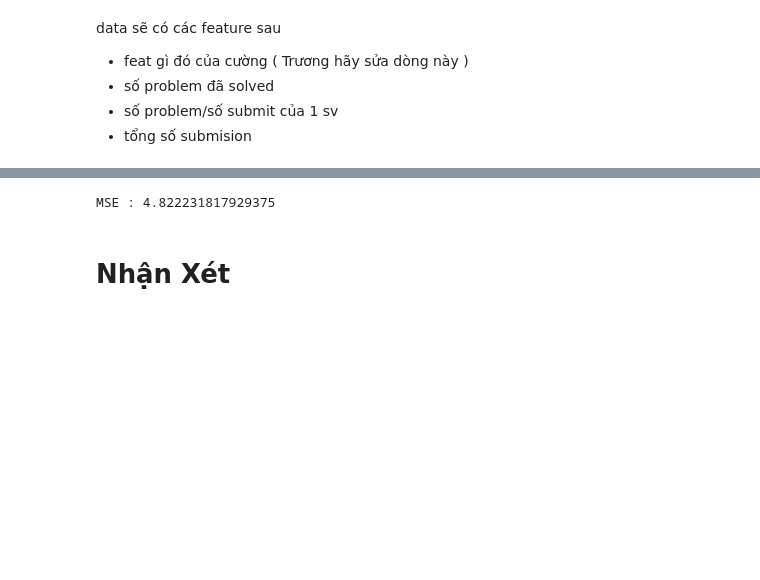
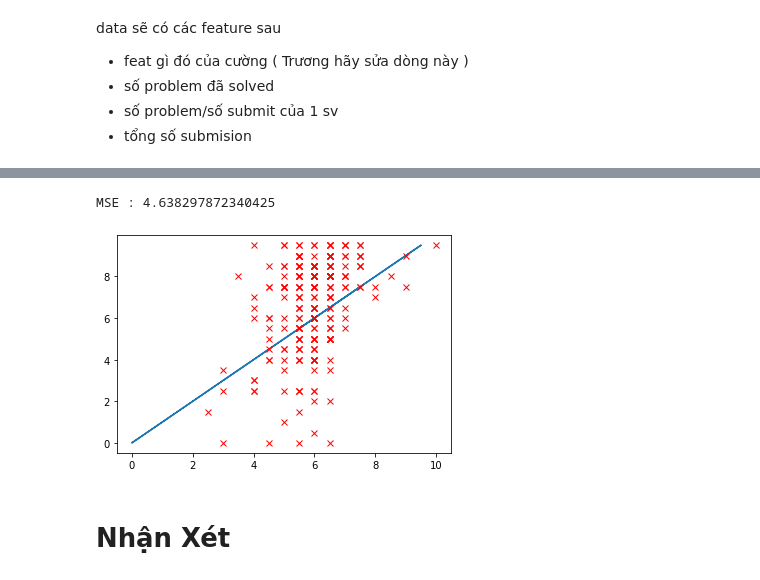
Before and after one commit to phutaekwondo/CS114.L21, a Jupyter notebook: duDoanDiemCuoiKy_homeWork/Bai_colab_so3.ipynb, the cells around one changed output, grey strips where cells are left out. Cells and saved outputs as stored; diff of their text form; code cells hidden in the pictures; blank space fills up the shorter version.

Commit message:
plot prediction

```diff
--- a/duDoanDiemCuoiKy_homeWork/Bai_colab_so3.ipynb
+++ b/duDoanDiemCuoiKy_homeWork/Bai_colab_so3.ipynb
@@ -426,7 +434,7 @@ _phu_data
 # %%
 # split data
 
-_train_percent = 90
+_train_percent = 80
 _number_of_rows = len( _phu_data )
 
 _number_train = _number_of_rows//100 * _train_percent
@@ -446,12 +454,21 @@ _phu_y_test = np.array( _phu_test['CK'] )
 
 _phu_predict = _phu_model.predict( _phu_X_test )
 
-_phu_predict
+_phu_predict = _phu_predict*2
+_phu_predict = np.round( _phu_predict )
+_phu_predict = _phu_predict/2
 # %%
 from sklearn.metrics import mean_squared_error
 
 print( "MSE :", mean_squared_error( _phu_y_test, _phu_predict) )
 # %% [output]
-MSE : 4.822231817929375
+MSE : 4.638297872340425
+# %%
+plt.plot( _phu_y_test, _phu_y_test )
+plt.plot( _phu_predict, _phu_y_test, "x", color="red")
+
+plt.show()
+# %% [output]
+[figure, added]
 # %% [markdown]
 # **Nhận Xét**
```
Also changed, not shown: parts of 2 cells of this notebook.
